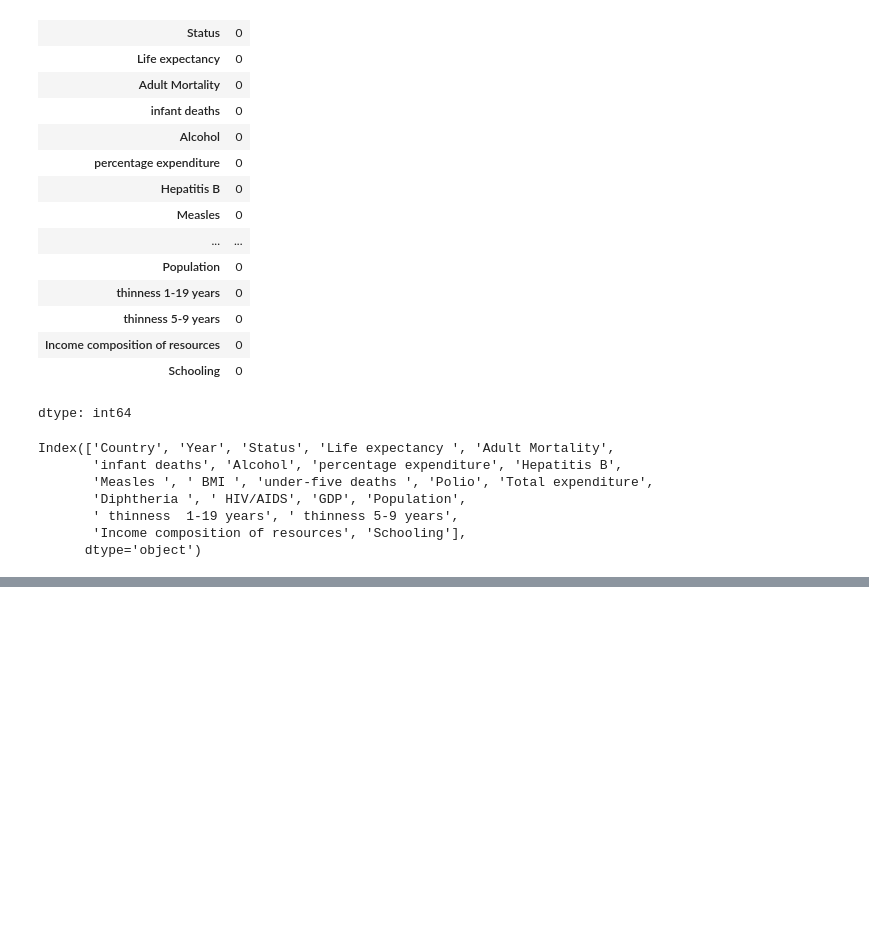
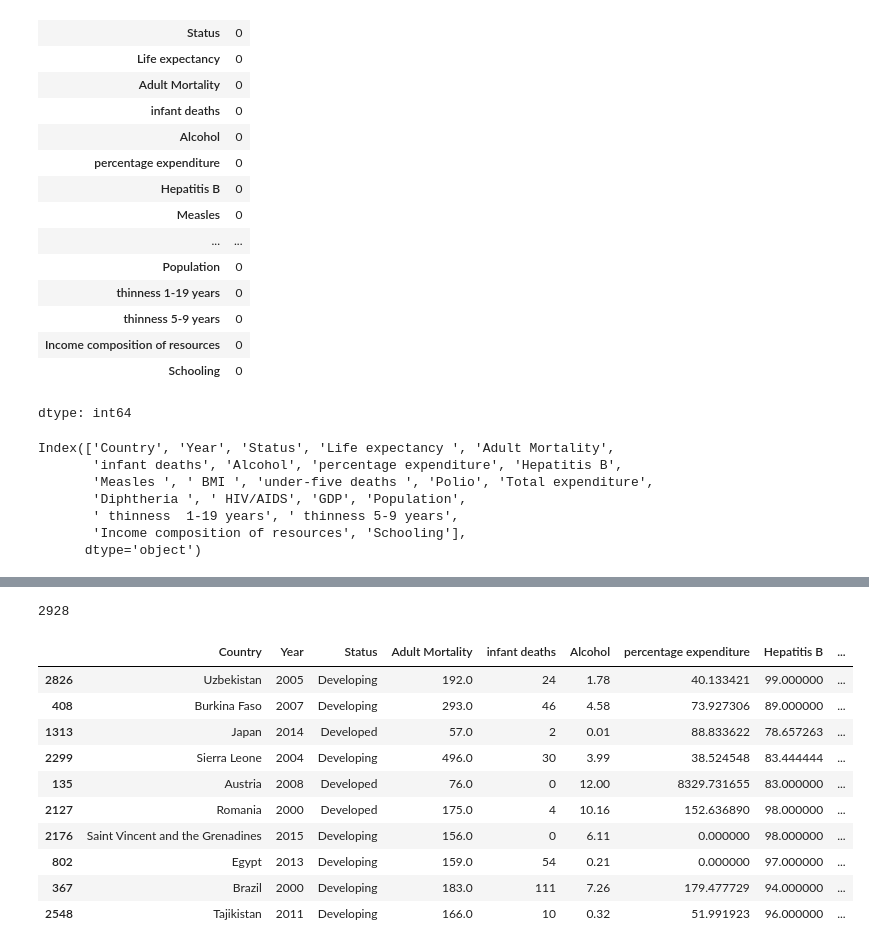
Before and after one commit to LozinskiMatthew/Life-Expectancy-Model, a Jupyter notebook: LifeExpectancyModel.ipynb, the cells around one changed output, grey strips where cells are left out. Cells and saved outputs as stored; diff of their text form; code cells hidden in the pictures; blank space fills up the shorter version.

Commit message:
Added train/test data split... to be set to numbers

```diff
--- a/LifeExpectancyModel.ipynb
+++ b/LifeExpectancyModel.ipynb
@@ -688,3 +688,34 @@ dtype: float64
 # %%
 #Data cleansed, therefore I shall proceed to look after data, once again and then I will divided data to train and validation sets, for now I shall withstand from using
 #, test and validation 'stead I am going to use just validation as both of these sets.
+# %%
+len(dataset)
+# %% [output]
+2928
+# %%
+import os
+# print(os.listdir('../input'))
+from sklearn.model_selection import train_test_split
+
+X = dataset.drop(labels=['Life expectancy '], axis=1)
+y = dataset['Life expectancy ']
+
+X_train, X_test, y_train, y_test = train_test_split(
+    X, y, test_size=0.15, random_state=42
+)
+
+# model_0 = Sq()
+# model_0.add()
+X_train[:10]
+# %% [output]
+|  | Country | Year | Status | Adult Mortality | infant deaths | Alcohol | percentage expenditure | Hepatitis B | ... |
+| 2826 | Uzbekistan | 2005 | Developing | 192.0 | 24 | 1.78 | 40.133421 | 99.000000 | ... |
+| 408 | Burkina Faso | 2007 | Developing | 293.0 | 46 | 4.58 | 73.927306 | 89.000000 | ... |
+| 1313 | Japan | 2014 | Developed | 57.0 | 2 | 0.01 | 88.833622 | 78.657263 | ... |
+| 2299 | Sierra Leone | 2004 | Developing | 496.0 | 30 | 3.99 | 38.524548 | 83.444444 | ... |
+| 135 | Austria | 2008 | Developed | 76.0 | 0 | 12.00 | 8329.731655 | 83.000000 | ... |
+| 2127 | Romania | 2000 | Developed | 175.0 | 4 | 10.16 | 152.636890 | 98.000000 | ... |
+| 2176 | Saint Vincent and the Grenadines | 2015 | Developing | 156.0 | 0 | 6.11 | 0.000000 | 98.000000 | ... |
+| 802 | Egypt | 2013 | Developing | 159.0 | 54 | 0.21 | 0.000000 | 97.000000 | ... |
+| 367 | Brazil | 2000 | Developing | 183.0 | 111 | 7.26 | 179.477729 | 94.000000 | ... |
+| 2548 | Tajikistan | 2011 | Developing | 166.0 | 10 | 0.32 | 51.991923 | 96.000000 | ... |
```
Also changed, not shown: parts of 2 cells of this notebook.
